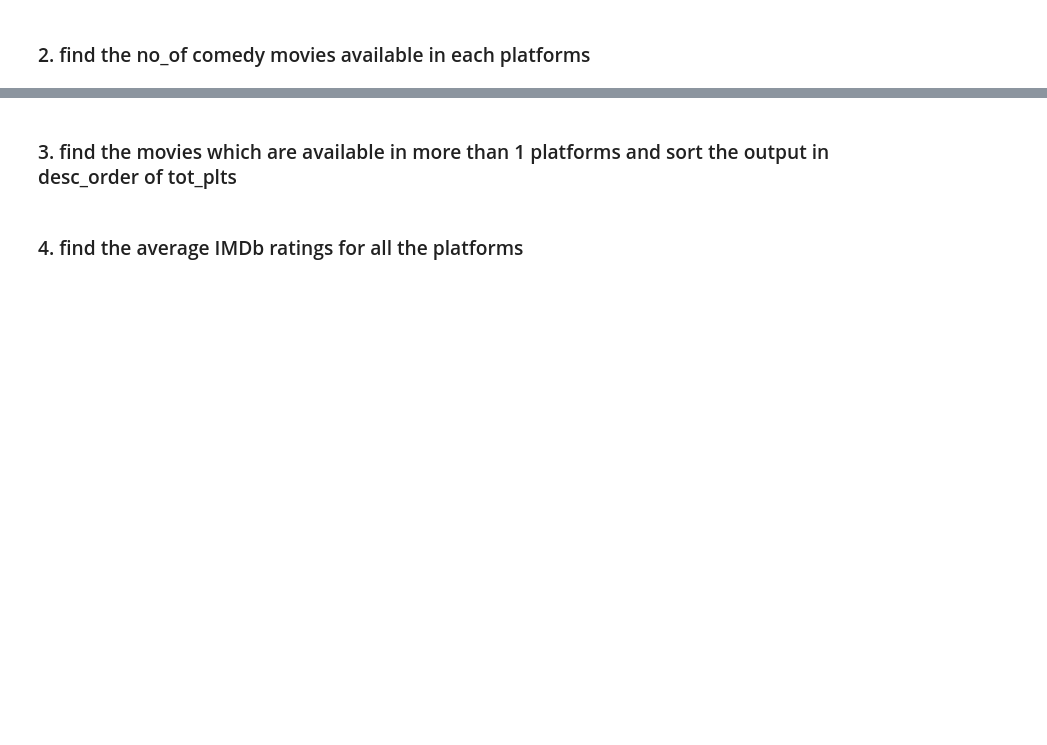
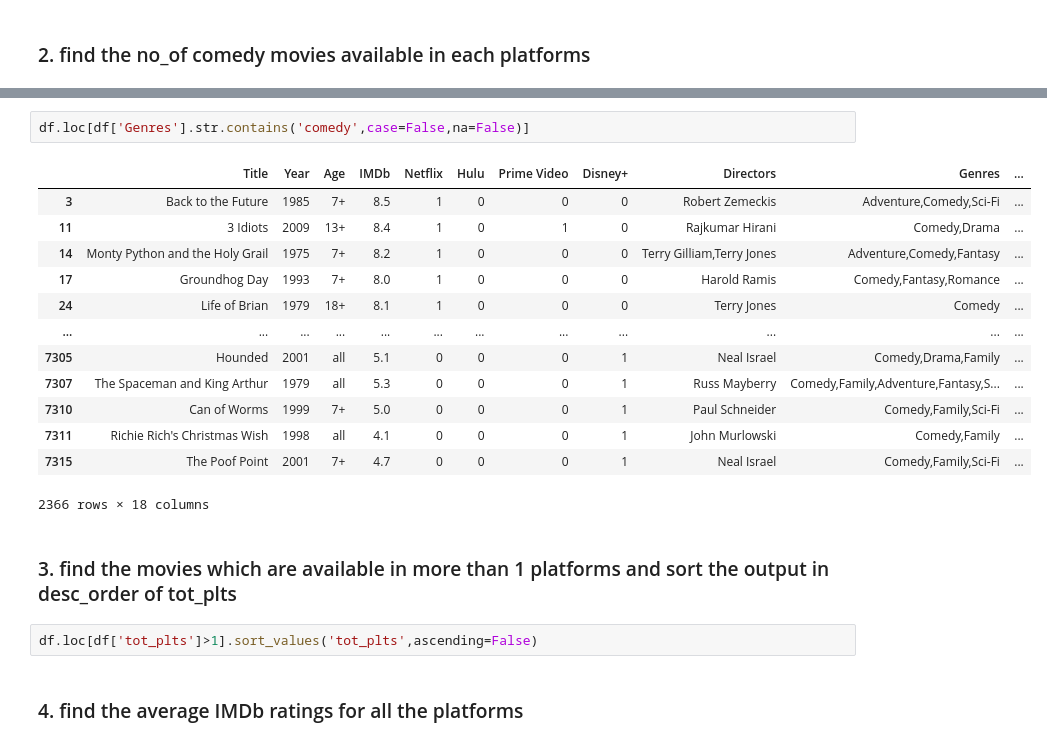
Before and after one commit to Aakashdoraisamy/python-data-science, a Jupyter notebook: Python_Libraries/pandas/movies/movies.ipynb, the cells around one changed output, grey strips where cells are left out. Saved outputs shown, nothing was run; the diff lists cells and outputs as text; blank space fills up the shorter version.

```diff
--- a/Python_Libraries/pandas/movies/movies.ipynb
+++ b/Python_Libraries/pandas/movies/movies.ipynb
@@ -217,4 +280,22 @@ df
+# %%
+df.loc[df['Genres'].str.contains('comedy',case=False,na=False)]
+# %% [output]
+|  | Title | Year | Age | IMDb | Netflix | Hulu | Prime Video | Disney+ | Directors | Genres | ... |
+| 3 | Back to the Future | 1985 | 7+ | 8.5 | 1 | 0 | 0 | 0 | Robert Zemeckis | Adventure,Comedy,Sci-Fi | ... |
+| 11 | 3 Idiots | 2009 | 13+ | 8.4 | 1 | 0 | 1 | 0 | Rajkumar Hirani | Comedy,Drama | ... |
+| 14 | Monty Python and the Holy Grail | 1975 | 7+ | 8.2 | 1 | 0 | 0 | 0 | Terry Gilliam,Terry Jones | Adventure,Comedy,Fantasy | ... |
+| 17 | Groundhog Day | 1993 | 7+ | 8.0 | 1 | 0 | 0 | 0 | Harold Ramis | Comedy,Fantasy,Romance | ... |
+| 24 | Life of Brian | 1979 | 18+ | 8.1 | 1 | 0 | 0 | 0 | Terry Jones | Comedy | ... |
+| ... | ... | ... | ... | ... | ... | ... | ... | ... | ... | ... | ... |
+| 7305 | Hounded | 2001 | all | 5.1 | 0 | 0 | 0 | 1 | Neal Israel | Comedy,Drama,Family | ... |
+| 7307 | The Spaceman and King Arthur | 1979 | all | 5.3 | 0 | 0 | 0 | 1 | Russ Mayberry | Comedy,Family,Adventure,Fantasy,S... | ... |
+| 7310 | Can of Worms | 1999 | 7+ | 5.0 | 0 | 0 | 0 | 1 | Paul Schneider | Comedy,Family,Sci-Fi | ... |
+| 7311 | Richie Rich's Christmas Wish | 1998 | all | 4.1 | 0 | 0 | 0 | 1 | John Murlowski | Comedy,Family | ... |
+| 7315 | The Poof Point | 2001 | 7+ | 4.7 | 0 | 0 | 0 | 1 | Neal Israel | Comedy,Family,Sci-Fi | ... |
+2366 rows × 18 columns
 # %% [markdown]
 ### 3. find the  movies which are available in more than 1 platforms and sort the output in desc_order of tot_plts
+# %%
+df.loc[df['tot_plts']>1].sort_values('tot_plts',ascending=False)
 # %% [markdown]
 ### 4. find the average IMDb ratings for all the platforms
```
Also changed, not shown: parts of 24 cells of this notebook.
